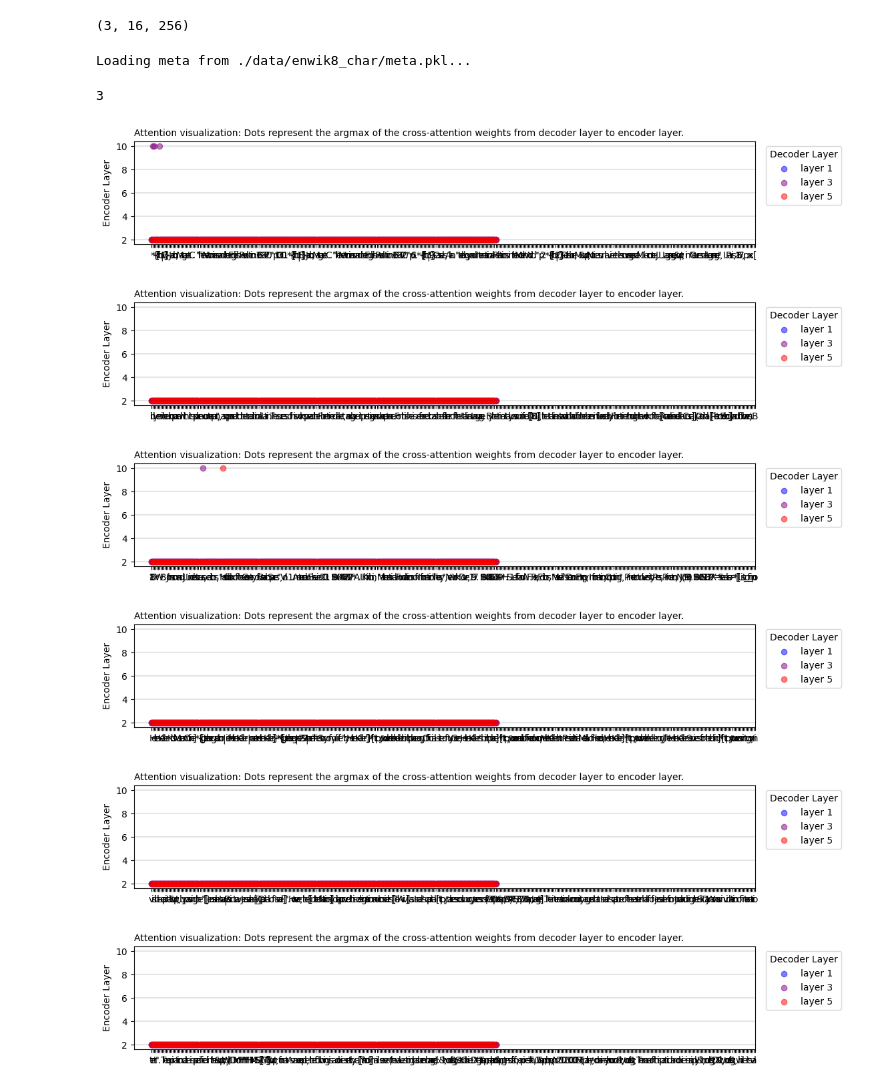
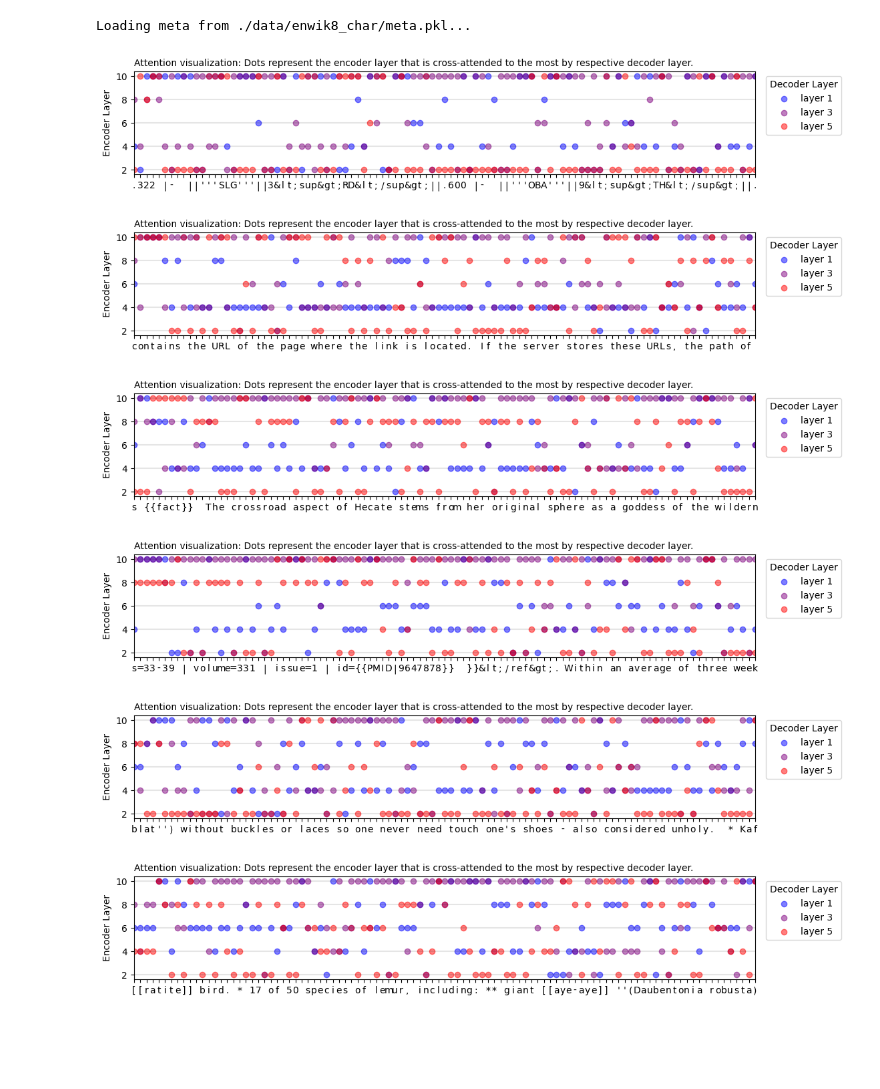
Before and after one commit to msknorr/nanoGPT_custom, a Jupyter notebook: attentino_viz.ipynb, the cells around one changed output. Cells and saved outputs as stored; diff of their text form; code cells hidden in the pictures; blank space fills up the shorter version.

```diff
--- a/attentino_viz.ipynb
+++ b/attentino_viz.ipynb
@@ -5,16 +5,12 @@ import pickle
 import matplotlib.pyplot as plt
 # %%
 
-with open('test_storage.pkl', 'rb') as f:
+with open('test_storage2.pkl', 'rb') as f:
     test_storage = pickle.load(f)
 # %%
 batch_attn, batch_tokens_X, batch_tokens_Y = test_storage[0]
-batch_tokens_X = batch_tokens_X[:,64:]
-batch_tokens_Y = batch_tokens_Y[:,64:]
+batch_tokens_X = batch_tokens_X[:,batch_attn.shape[-1]:]
+batch_tokens_Y = batch_tokens_Y[:,batch_attn.shape[-1]:]
-# %%
-batch_attn.shape
-# %% [output]
-(3, 16, 256)
 # %%
 meta_path = './data/enwik8_char/meta.pkl'
 
@@ -29,36 +25,29 @@ def parse_ascii(a):
 decode = lambda l: ''.join([parse_ascii(itos[i]) for i in l])
 # %% [output]
 Loading meta from ./data/enwik8_char/meta.pkl...
-# %%
-ix = 9
-# %%
-# [2,4,6,8,10]
-len(batch_attn)
-# %% [output]
-3
 # %%
 for ix in range(6):
 
     plt.figure(figsize=(12,2))
     plt.scatter(np.arange(batch_attn[0][ix].shape[0]), batch_attn[0][ix], c='blue', alpha=0.5, label='layer 1')
     plt.scatter(np.arange(batch_attn[1][ix].shape[0]), batch_attn[1][ix], c='purple', alpha=0.5, label='layer 3')
     plt.scatter(np.arange(batch_attn[2][ix].shape[0]), batch_attn[2][ix], c='red', alpha=0.5, label='layer 5')
 
-    for i, _ in enumerate([2,4,6,8,10]): #range(12):
+    for i, _ in enumerate([2,4,6,8,10]):
         plt.axhline(y=i, color='black', alpha=0.1)
     plt.ylabel("Encoder Layer")
     plt.yticks(ticks=range(len([2,4,6,8,10])), labels=[2,4,6,8,10])
-    # xaxis ticks and label to top
     plt.xticks(np.arange(len(batch_tokens_Y[ix])), [parse_ascii(itos[i]) for i in batch_tokens_Y[ix]])
 
     plt.legend(title='Decoder Layer', bbox_to_anchor=(1.01, 1), loc='upper left')
 
-    plt.title("Attention visualization: Dots represent the argmax of the cross-attention weights from decoder layer to encoder layer.", fontsize=10, loc='left')
+    plt.title("Attention visualization: Dots represent the encoder layer that is cross-attended to the most by respective decoder layer.", fontsize=10, loc='left')
+    plt.xlim([0,100])
     plt.show()
 # %% [output]
-[figure, old version]
+[figure, new version]
-[figure, old version]
+[figure, new version]
-[figure, old version]
+[figure, new version]
-[figure, old version]
+[figure, new version]
-[figure, old version]
+[figure, new version]
-[figure, old version]
+[figure, new version]
```
Also changed, not shown: parts of 4 cells of this notebook, 3 other files.
